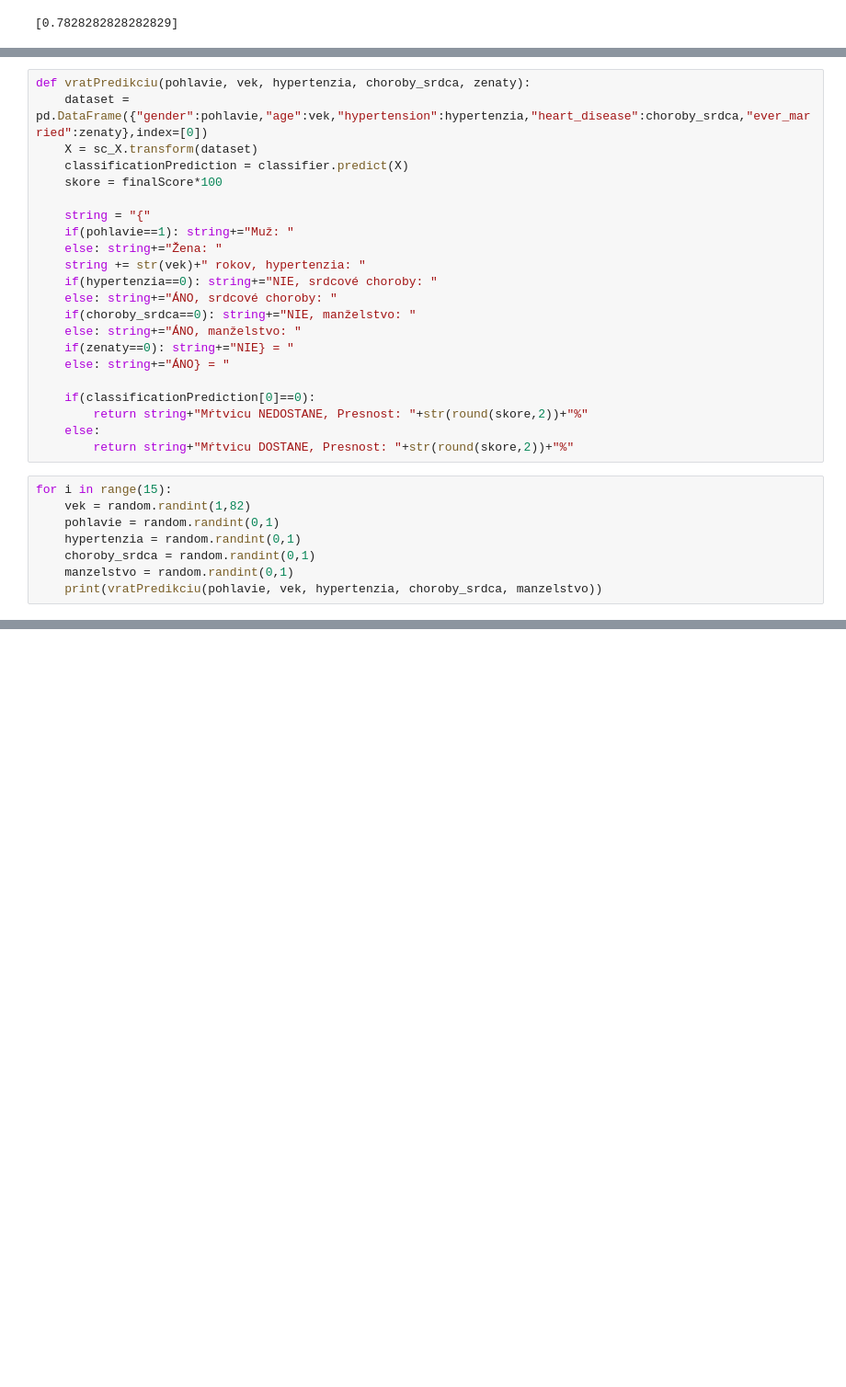
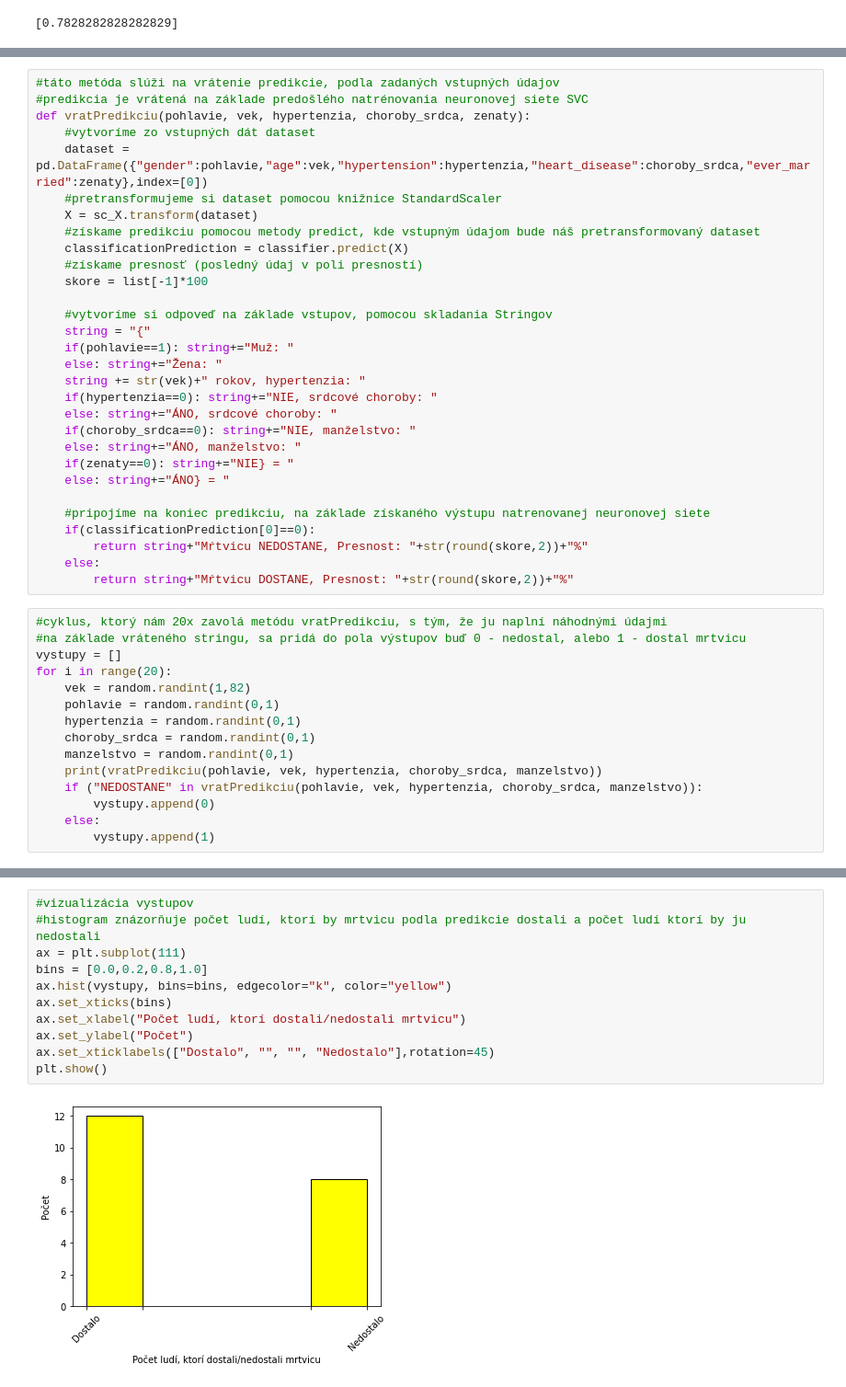
Before and after one commit to whiskeY11/Plesivcak_NS2021, a Jupyter notebook: Plesivcak_NS2021_projekt.ipynb, the cells around one changed output, grey strips where cells are left out. Shown: that part at 92% size. Drawn from its saved outputs; the diff is of its cells as text; blank space fills up the shorter version.

Commit message:
Dokončené komentáre ku kódu Pridaná vizualizácia výstupných údajov z konečných predikcií

```diff
--- a/Plesivcak_NS2021_projekt.ipynb
+++ b/Plesivcak_NS2021_projekt.ipynb
@@ -223,12 +231,19 @@ plt.show()
 [figure]
 [figure]
 # %%
+#táto metóda slúži na vrátenie predikcie, podla zadaných vstupných údajov
+#predikcia je vrátená na základe predošlého natrénovania neuronovej siete SVC
 def vratPredikciu(pohlavie, vek, hypertenzia, choroby_srdca, zenaty):
+    #vytvoríme zo vstupných dát dataset
     dataset = pd.DataFrame({"gender":pohlavie,"age":vek,"hypertension":hypertenzia,"heart_disease":choroby_srdca,"ever_married":zenaty},index=[0])
+    #pretransformujeme si dataset pomocou knižnice StandardScaler
     X = sc_X.transform(dataset)
+    #získame predikciu pomocou metody predict, kde vstupným údajom bude náš pretransformovaný dataset
     classificationPrediction = classifier.predict(X)
-    skore = finalScore*100
+    #získame presnosť (posledný údaj v poli presností)
+    skore = list[-1]*100
 
+    #vytvoríme si odpoveď na základe vstupov, pomocou skladania Stringov
     string = "{"
     if(pohlavie==1): string+="Muž: "
     else: string+="Žena: "
@@ -240,16 +255,24 @@ def vratPredikciu(pohlavie, vek, hypertenzia, choroby_srdca, zenaty):
     if(zenaty==0): string+="NIE} = "
     else: string+="ÁNO} = "
 
+    #pripojíme na koniec predikciu, na základe získaného výstupu natrenovanej neuronovej siete
     if(classificationPrediction[0]==0):
         return string+"Mŕtvicu NEDOSTANE, Presnost: "+str(round(skore,2))+"%"
     else:
         return string+"Mŕtvicu DOSTANE, Presnost: "+str(round(skore,2))+"%"
 # %%
-for i in range(15):
+#cyklus, ktorý nám 20x zavolá metódu vratPredikciu, s tým, že ju naplní náhodnými údajmi
+#na základe vráteného stringu, sa pridá do pola výstupov buď 0 - nedostal, alebo 1 - dostal mrtvicu
+vystupy = []
+for i in range(20):
     vek = random.randint(1,82)
     pohlavie = random.randint(0,1)
     hypertenzia = random.randint(0,1)
     choroby_srdca = random.randint(0,1)
     manzelstvo = random.randint(0,1)
     print(vratPredikciu(pohlavie, vek, hypertenzia, choroby_srdca, manzelstvo))
+    if ("NEDOSTANE" in vratPredikciu(pohlavie, vek, hypertenzia, choroby_srdca, manzelstvo)):
+        vystupy.append(0)
+    else:
+        vystupy.append(1)
 # %% [output]
@@ -270,0 +303,13 @@ for i in range(15):
+# %%
+#vizualizácia vystupov
+#histogram znázorňuje počet ludí, ktorí by mrtvicu podla predikcie dostali a počet ludí ktorí by ju nedostali
+ax = plt.subplot(111)
+bins = [0.0,0.2,0.8,1.0]
+ax.hist(vystupy, bins=bins, edgecolor="k", color="yellow")
+ax.set_xticks(bins)
+ax.set_xlabel("Počet ludí, ktorí dostali/nedostali mrtvicu")
+ax.set_ylabel("Počet")
+ax.set_xticklabels(["Dostalo", "", "", "Nedostalo"],rotation=45)
+plt.show()
+# %% [output]
+[figure, added]
```
Also changed, not shown: parts of 10 cells of this notebook.
